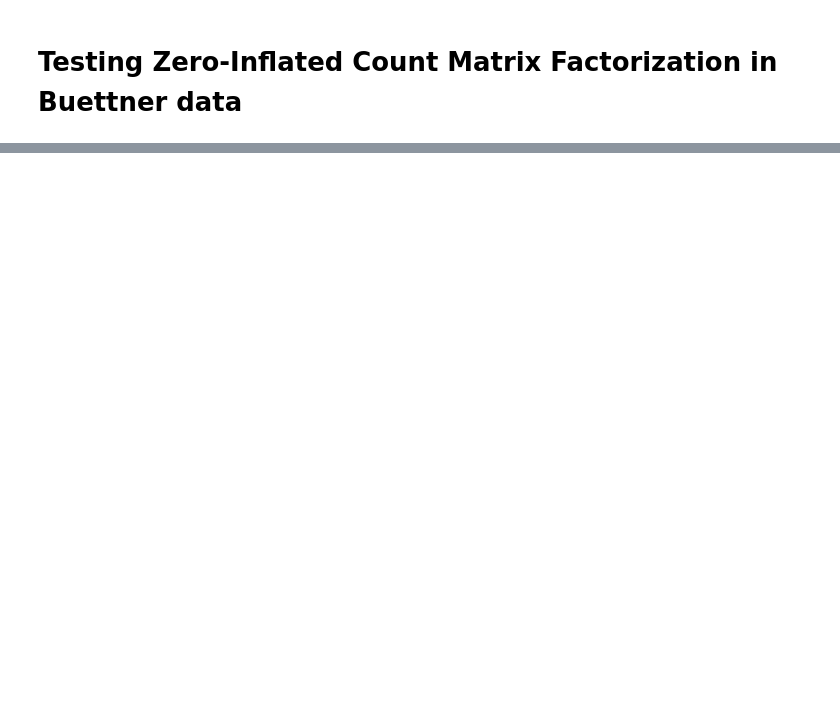
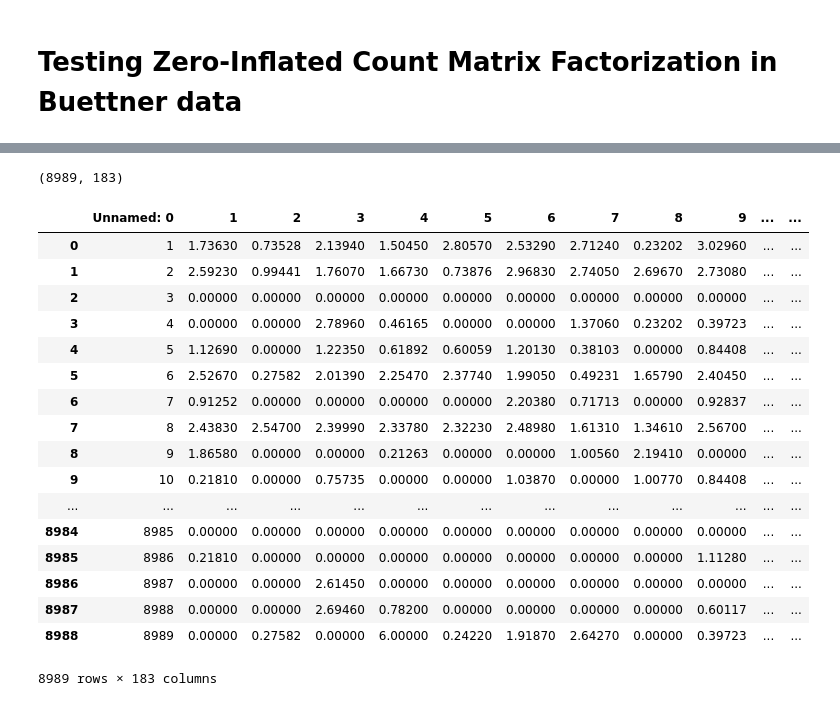
Before and after one commit to pedrofale/mpCMF, a Jupyter notebook: notebooks/pCMF Zero Inflation Buettner.ipynb, the cells around one changed output, grey strips where cells are left out. Cells and saved outputs as stored; diff of their text form; code cells hidden in the pictures; blank space fills up the shorter version.

```diff
--- a/notebooks/pCMF Zero Inflation Buettner.ipynb
+++ b/notebooks/pCMF Zero Inflation Buettner.ipynb
@@ -273,0 +27,27 @@ plt.show()
+# %%
+X, y = pd.read_csv(data_path), pd.read_csv(labels_path)
+# %%
+X.shape
+# %% [output]
+(8989, 183)
+# %%
+X
+# %% [output]
+|  | Unnamed: 0 | 1 | 2 | 3 | 4 | 5 | 6 | 7 | 8 | 9 | ... | ... |
+| 0 | 1 | 1.73630 | 0.73528 | 2.13940 | 1.50450 | 2.80570 | 2.53290 | 2.71240 | 0.23202 | 3.02960 | ... | ... |
+| 1 | 2 | 2.59230 | 0.99441 | 1.76070 | 1.66730 | 0.73876 | 2.96830 | 2.74050 | 2.69670 | 2.73080 | ... | ... |
+| 2 | 3 | 0.00000 | 0.00000 | 0.00000 | 0.00000 | 0.00000 | 0.00000 | 0.00000 | 0.00000 | 0.00000 | ... | ... |
+| 3 | 4 | 0.00000 | 0.00000 | 2.78960 | 0.46165 | 0.00000 | 0.00000 | 1.37060 | 0.23202 | 0.39723 | ... | ... |
+| 4 | 5 | 1.12690 | 0.00000 | 1.22350 | 0.61892 | 0.60059 | 1.20130 | 0.38103 | 0.00000 | 0.84408 | ... | ... |
+| 5 | 6 | 2.52670 | 0.27582 | 2.01390 | 2.25470 | 2.37740 | 1.99050 | 0.49231 | 1.65790 | 2.40450 | ... | ... |
+| 6 | 7 | 0.91252 | 0.00000 | 0.00000 | 0.00000 | 0.00000 | 2.20380 | 0.71713 | 0.00000 | 0.92837 | ... | ... |
+| 7 | 8 | 2.43830 | 2.54700 | 2.39990 | 2.33780 | 2.32230 | 2.48980 | 1.61310 | 1.34610 | 2.56700 | ... | ... |
+| 8 | 9 | 1.86580 | 0.00000 | 0.00000 | 0.21263 | 0.00000 | 0.00000 | 1.00560 | 2.19410 | 0.00000 | ... | ... |
+| 9 | 10 | 0.21810 | 0.00000 | 0.75735 | 0.00000 | 0.00000 | 1.03870 | 0.00000 | 1.00770 | 0.84408 | ... | ... |
+| ... | ... | ... | ... | ... | ... | ... | ... | ... | ... | ... | ... | ... |
+| 8984 | 8985 | 0.00000 | 0.00000 | 0.00000 | 0.00000 | 0.00000 | 0.00000 | 0.00000 | 0.00000 | 0.00000 | ... | ... |
+| 8985 | 8986 | 0.21810 | 0.00000 | 0.00000 | 0.00000 | 0.00000 | 0.00000 | 0.00000 | 0.00000 | 1.11280 | ... | ... |
+| 8986 | 8987 | 0.00000 | 0.00000 | 2.61450 | 0.00000 | 0.00000 | 0.00000 | 0.00000 | 0.00000 | 0.00000 | ... | ... |
+| 8987 | 8988 | 0.00000 | 0.00000 | 2.69460 | 0.78200 | 0.00000 | 0.00000 | 0.00000 | 0.00000 | 0.60117 | ... | ... |
+| 8988 | 8989 | 0.00000 | 0.27582 | 0.00000 | 6.00000 | 0.24220 | 1.91870 | 2.64270 | 0.00000 | 0.39723 | ... | ... |
+8989 rows × 183 columns
```
Also changed, not shown: parts of 40 cells of this notebook, 10 other files.
